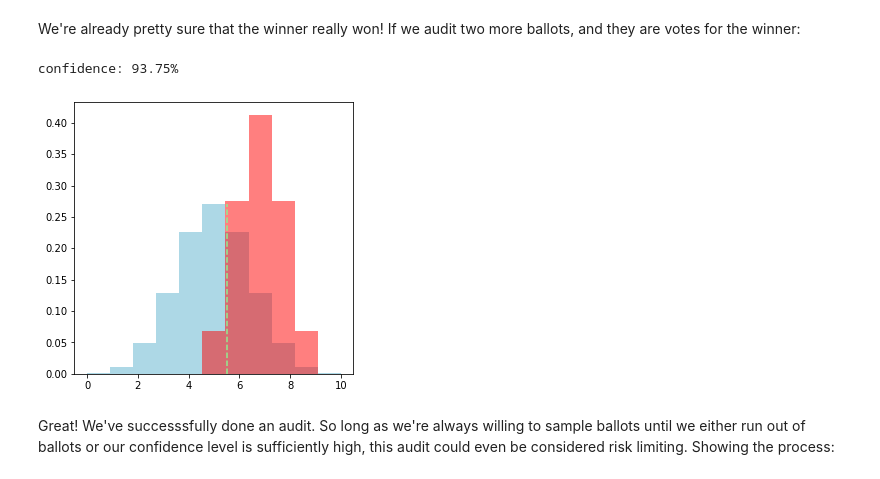
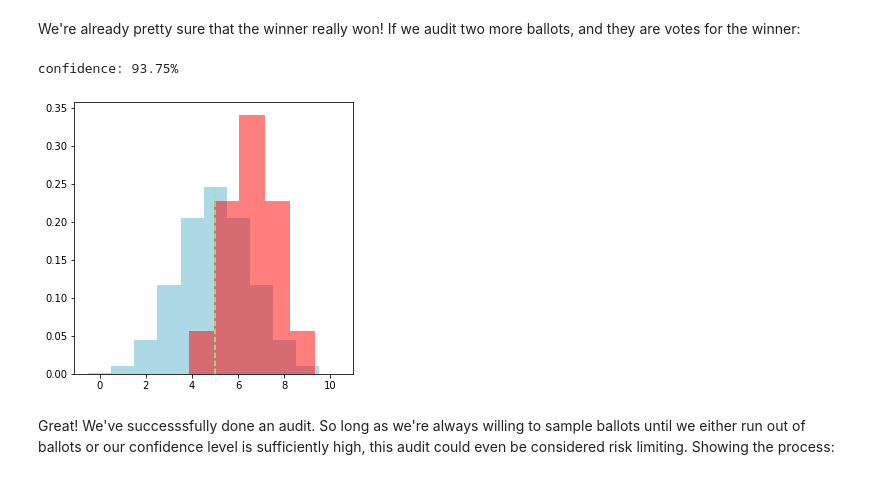
Before and after one commit to umbernhard/rlamath, a Jupyter notebook: Permutation-based Audits.ipynb, the cells around one changed output. Saved outputs shown, nothing was run; the diff lists cells and outputs as text; code cells hidden in the pictures.

```diff
--- a/Permutation-based Audits.ipynb
+++ b/Permutation-based Audits.ipynb
@@ -68,10 +69,11 @@ audited_margins = np.zeros(2**(n - m))
 for i in range(2**(n - m)):
     audited_margins[i] = (m - 1) + (np.sum([int(j) for j in list('{0:0b}'.format(i))])) # Add two votes for the "winner"
 
-counts, _, _ = ax.hist(margins, color='lightblue')
-_ = ax.hist(audited_margins, range=(0, n), color='red')
+    ax.cla()
+counts, _, _ = ax.hist(margins, color='lightblue', align='left')
+_ = ax.hist(audited_margins, range=(0, n), color='red', align='left')
 
 
-ax.vlines(5.5, color='lightgreen', linestyle='dashed', ymin=0, ymax=max(counts))
+ax.vlines(5, color='lightgreen', linestyle='dashed', ymin=0, ymax=max(counts))
 fig
 # %% [output]
@@ -115,24 +117,24 @@ We're already pretty sure that the winner really won! If we audit two more ballo
 # %%
 m = 6
 audited_margins = np.zeros(2**(n - m))
 ax.cla()
 
 for i in range(2**(n - m)):
     audited_margins[i] = (m - 1) + (np.sum([int(j) for j in list('{0:0b}'.format(i))])) # Add four votes for the "winner"
 
-counts, bins, _ = ax.hist(margins, bins=11, color='lightblue', density=True)
+counts, bins, _ = ax.hist(margins, bins=10, color='lightblue', align='left', density=True)
 
-_ = ax.hist(audited_margins, bins=11, range=(0, n), color='red', alpha=0.5,  density=True)
+_ = ax.hist(audited_margins, bins=10, range=(0, n+1), color='red', align='left',  alpha=0.5,  density=True)
 
 
-ax.vlines(5.5, color='lightgreen', linestyle='dashed', ymin=0, ymax=max(counts))
+ax.vlines(5, color='lightgreen', linestyle='dashed', ymin=0, ymax=max(counts))
 counts, _ = np.histogram(audited_margins, range=(0, 11))
 greater_than_5 = sum(counts[5:])
 print('confidence: {:2.2f}%'.format(100*greater_than_5/2**(n- m)))
 fig
 # %% [output]
 confidence: 93.75%
-[figure, old version]
+[figure, new version]
 # %% [markdown]
 Great! We've successsfully done an audit. So long as we're always willing to sample ballots until we either run
 out of ballots or our confidence level is sufficiently high, this audit could even be considered risk limiting. Showing the process:
```
Also changed, not shown: parts of 9 cells of this notebook, 4 other files.
